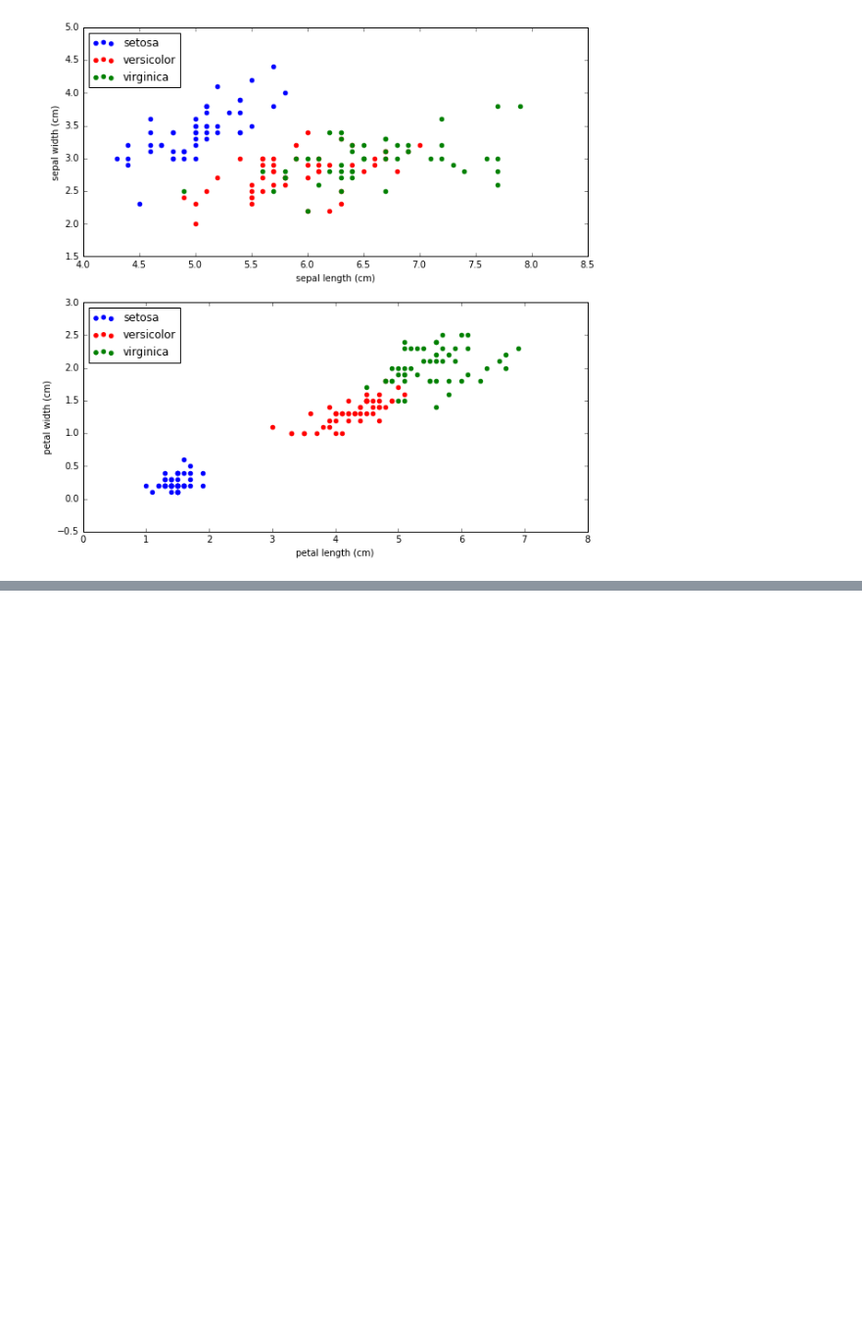
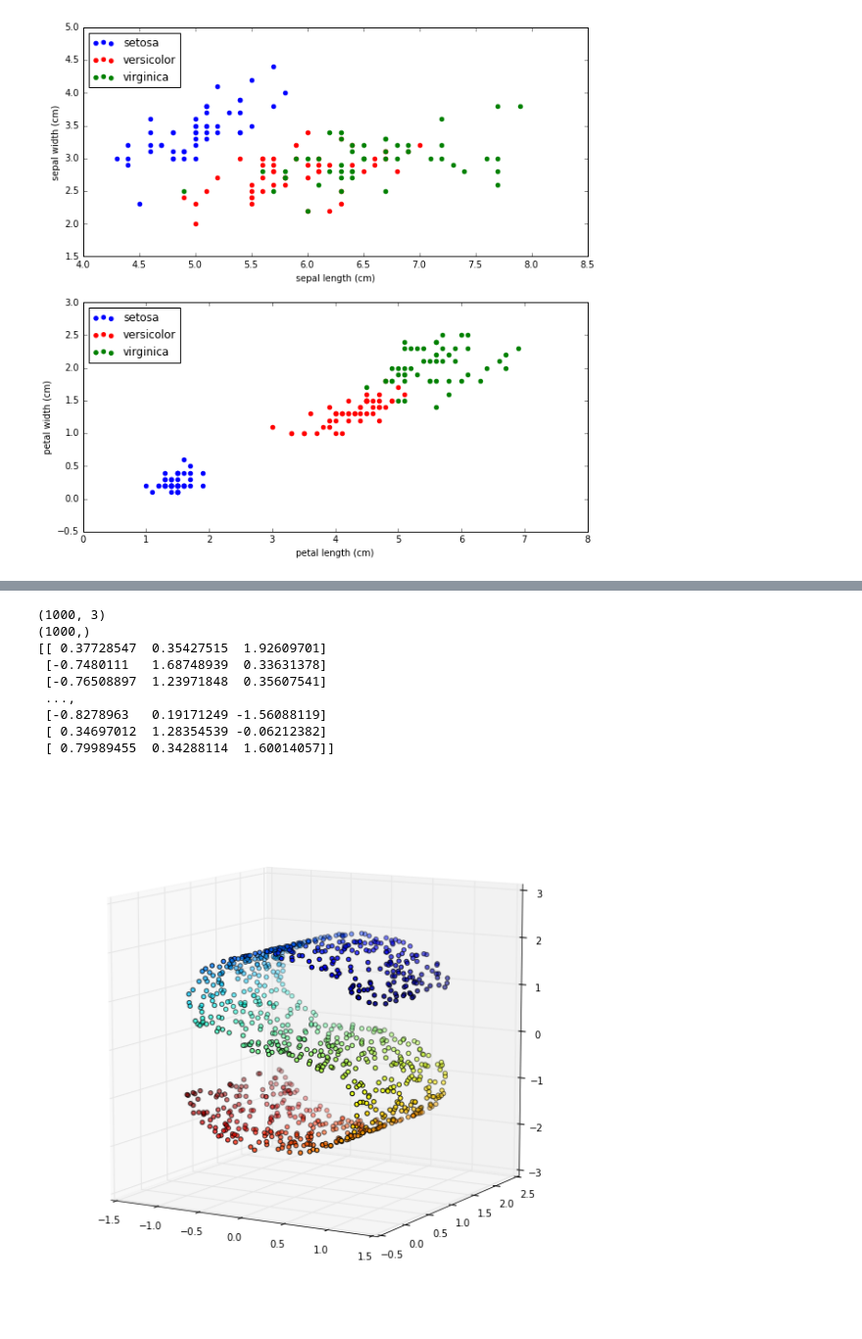
Before and after one commit to MrGreenRubato/notebooks, a Jupyter notebook: Iris Flower Identification - 2016-08-27.ipynb, the cells around one changed output, grey strips where cells are left out. Shown at 98% size. Cells and saved outputs as stored; diff of their text form; code cells hidden in the pictures; blank space fills up the shorter version.

```diff
--- a/Iris Flower Identification - 2016-08-27.ipynb
+++ b/Iris Flower Identification - 2016-08-27.ipynb
@@ -115,0 +168,29 @@ label : 2, color : green
+# %%
+#S-Curve
+
+from sklearn.datasets import make_s_curve
+data, colors = make_s_curve(n_samples=1000)
+print(data.shape)
+print(colors.shape)
+
+print(data)
+#print(colors)
+
+fig = plt.figure(figsize=(10,10))
+plt.scatter(data[:,0], data[:,1])
+
+from mpl_toolkits.mplot3d import Axes3D
+ax = plt.axes(projection='3d')
+ax.scatter(data[:,0], data[:,1], data[:,2], c = colors)
+ax.view_init(10,-60)
+# %% [output]
+(1000, 3)
+(1000,)
+[[ 0.37728547  0.35427515  1.92609701]
+ [-0.7480111   1.68748939  0.33631378]
+ [-0.76508897  1.23971848  0.35607541]
+ ...,
+ [-0.8278963   0.19171249 -1.56088119]
+ [ 0.34697012  1.28354539 -0.06212382]
+ [ 0.79989455  0.34288114  1.60014057]]
+[figure, added]
```
Also changed, not shown: parts of 3 cells of this notebook.
